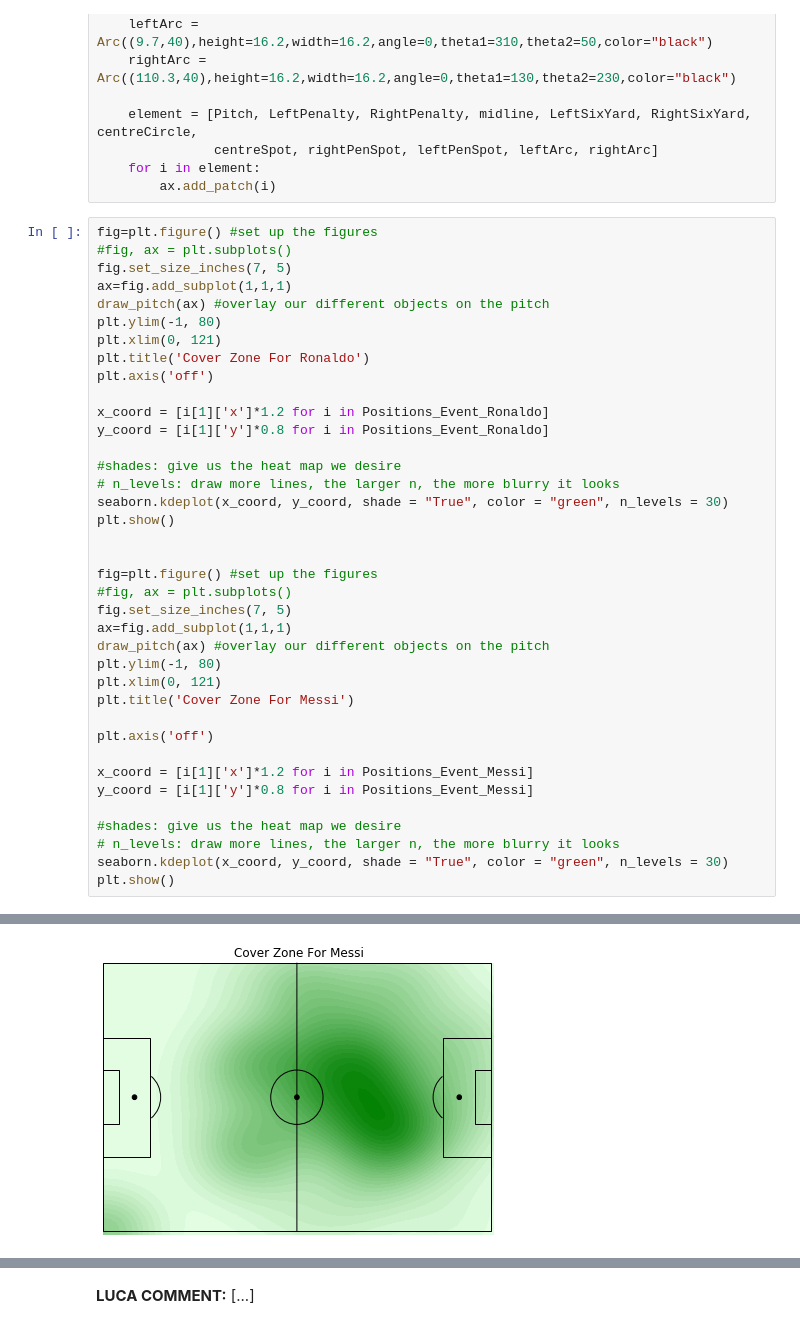
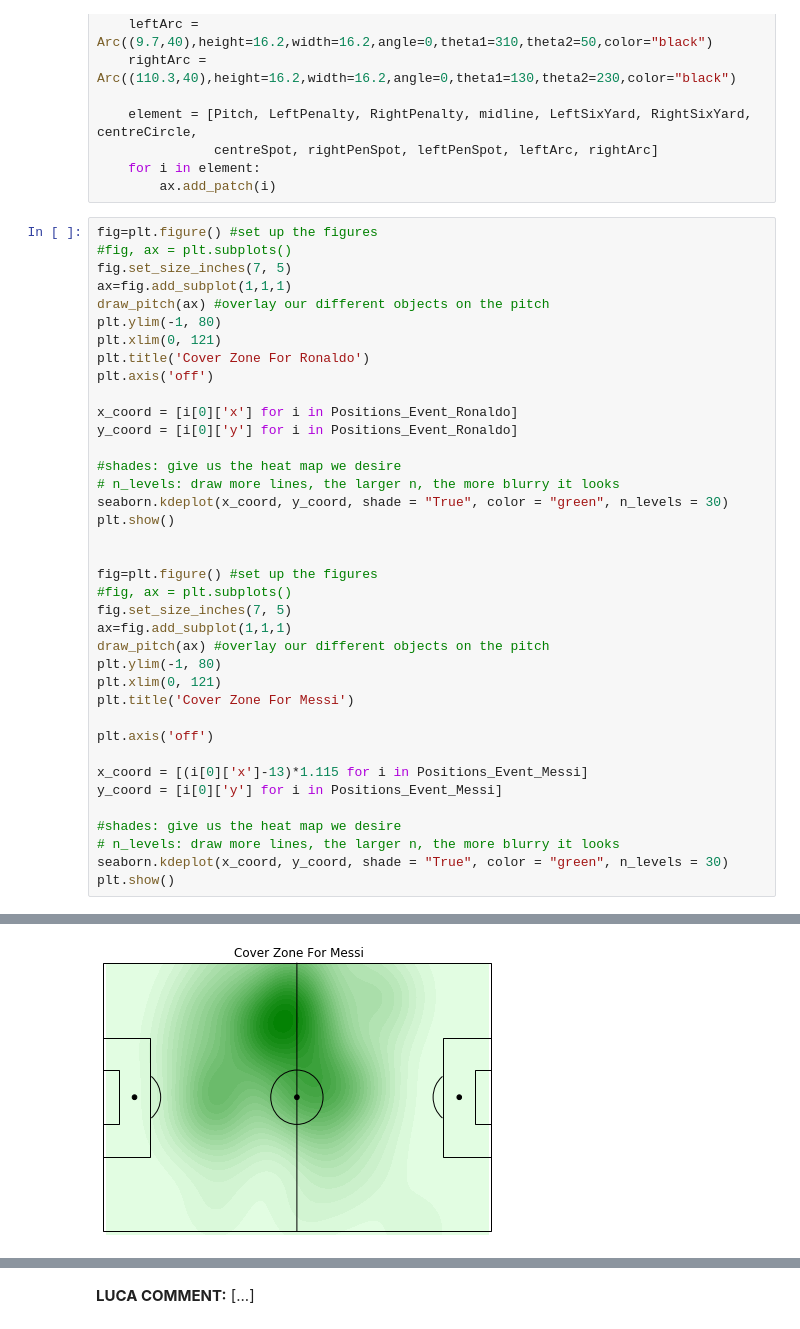
Before and after one commit to ceccaroni1884368/HW2, a Jupyter notebook: Homework_2/Homework_2.ipynb, the cells around one changed output, grey strips where cells are left out. Drawn from its saved outputs; the diff is of its cells as text.

```diff
--- a/Homework_2/Homework_2.ipynb
+++ b/Homework_2/Homework_2.ipynb
@@ -1044,8 +1044,8 @@ plt.xlim(0, 121)
 plt.title('Cover Zone For Ronaldo')
 plt.axis('off')
 
-x_coord = [i[1]['x']*1.2 for i in Positions_Event_Ronaldo]
-y_coord = [i[1]['y']*0.8 for i in Positions_Event_Ronaldo]
+x_coord = [i[0]['x'] for i in Positions_Event_Ronaldo]
+y_coord = [i[0]['y'] for i in Positions_Event_Ronaldo]
 
 #shades: give us the heat map we desire
 # n_levels: draw more lines, the larger n, the more blurry it looks
@@ -1064,8 +1064,8 @@ plt.title('Cover Zone For Messi')
 
 plt.axis('off')
 
-x_coord = [i[1]['x']*1.2 for i in Positions_Event_Messi]
-y_coord = [i[1]['y']*0.8 for i in Positions_Event_Messi]
+x_coord = [(i[0]['x']-13)*1.115 for i in Positions_Event_Messi]
+y_coord = [i[0]['y'] for i in Positions_Event_Messi]
 
 #shades: give us the heat map we desire
 # n_levels: draw more lines, the larger n, the more blurry it looks
@@ -1076 +1076 @@ plt.show()
-[figure, old version]
+[figure, new version]
```
Also changed, not shown: parts of 2 cells of this notebook.
